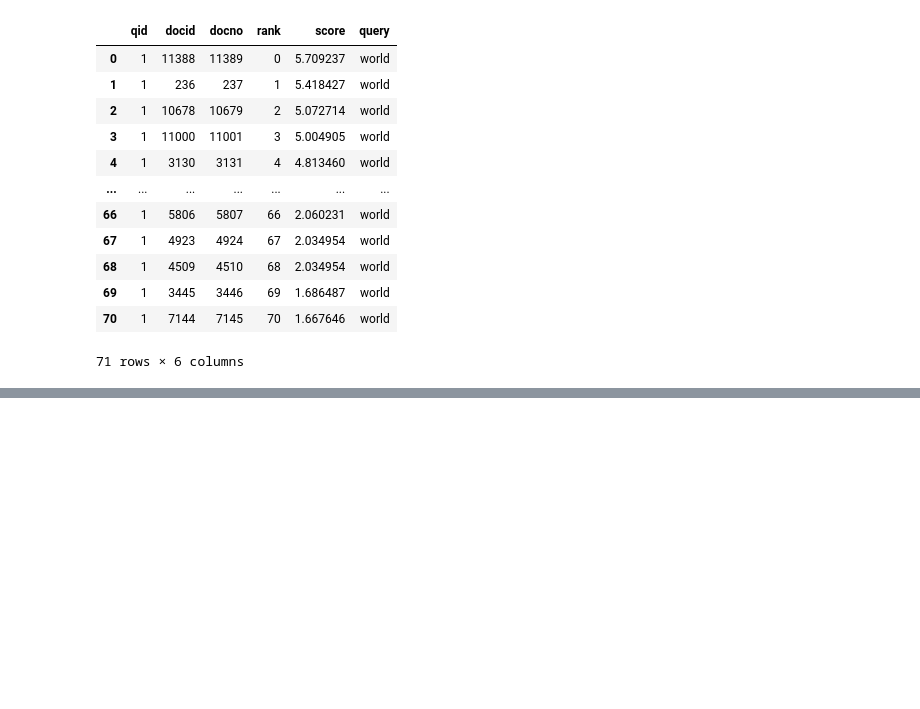
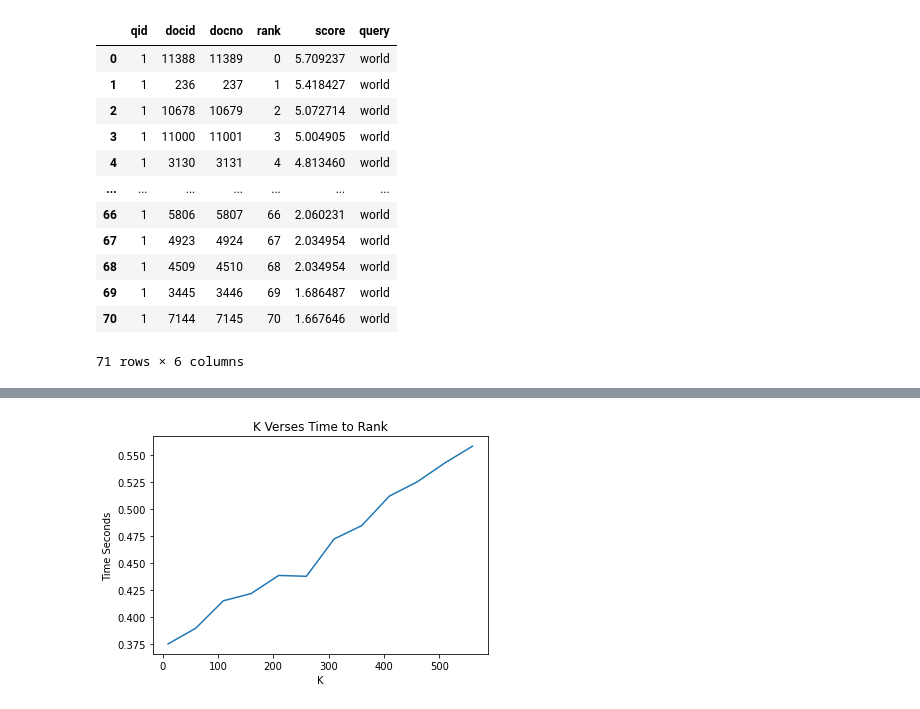
Before and after one commit to bahdaharchive/ir_project_3, a Jupyter notebook: notebooks/k-experiment.ipynb, the cells around one changed output, grey strips where cells are left out. Drawn from its saved outputs; the diff is of its cells as text; code cells hidden in the pictures; blank space fills up the shorter version.

```diff
--- a/notebooks/k-experiment.ipynb
+++ b/notebooks/k-experiment.ipynb
@@ -114,0 +117,26 @@ run_experiment(ltr_model, "ndcg", title = "K's Affect on NDCG in Learning to Ran
+# %%
+from datetime import datetime
+def run_experiment_execution_time(trained_model, samples = 3, start= 10, finish = 600, incrementer = 50, top_k_model = BM25, title="K Verses Time to Rank"):
+    k_list = []
+    moe_list = []
+    for k in range(start, finish, incrementer):
+        total = 0.0
+        for i in range(0, samples):
+            start_time = datetime.now()
+            efficient_pipeline = top_k_model % k >> trained_model
+            results = pt.pipelines.Experiment([efficient_pipeline], test_topics, qrels, ["map"], names=["model"])
+            finish_time = datetime.now()
+            elapse_time = (finish_time - start_time).total_seconds()
+            total += elapse_time
+        k_list.append(k)
+        moe_list.append(total/samples)
+
+    plt.plot(k_list, moe_list)
+    plt.xlabel("K")
+    plt.ylabel("Time Seconds")
+    file_name = title.replace(" ", "-")
+    plt.title(title)
+    plt.savefig(file_name)
+run_experiment_execution_time(ltr_model)
+# %% [output]
+[figure, added]
```
Also changed, not shown: parts of 6 cells of this notebook.
